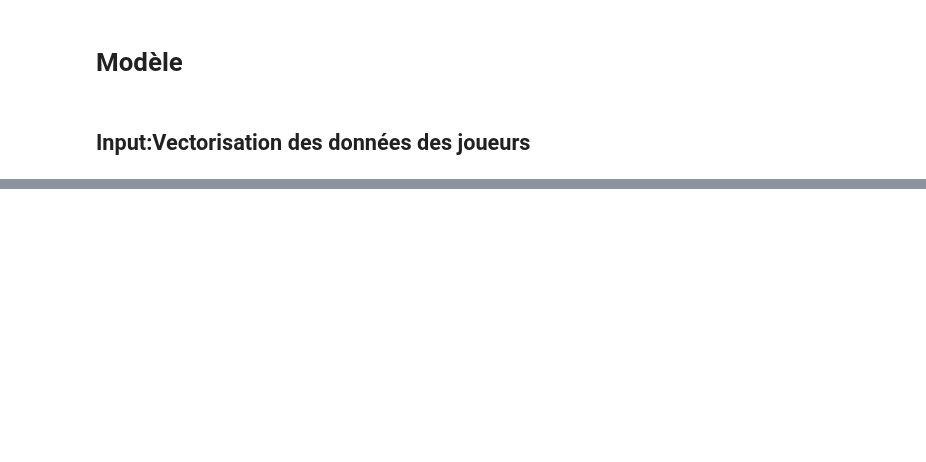
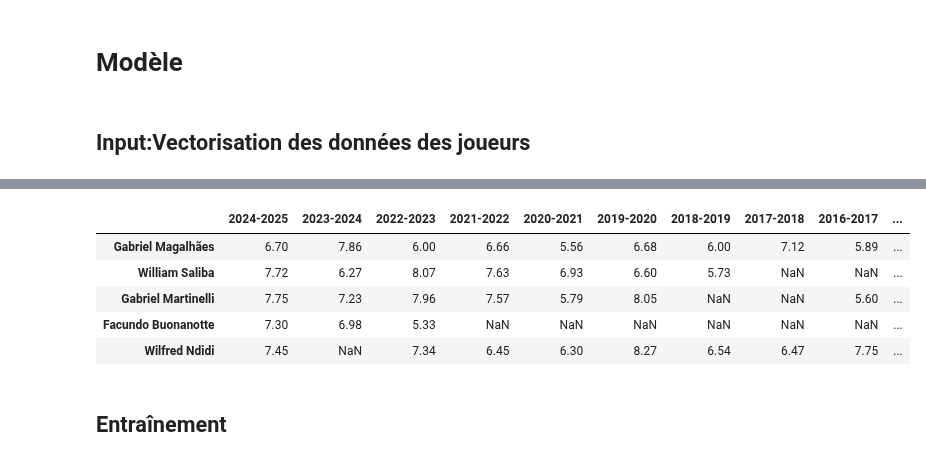
Before and after one commit to RiyadKT/Football-player-performance-prediction, a Jupyter notebook: final.ipynb, the cells around one changed output, grey strips where cells are left out. Drawn from its saved outputs; the diff is of its cells as text; code cells hidden in the pictures; blank space fills up the shorter version.

```diff
--- a/final.ipynb
+++ b/final.ipynb
@@ -592,0 +954,9 @@ pickle.dump(transfer_history,open('transfer_history.pkl','wb'))
+# %%
+validation_data.head()
+# %% [output]
+|  | 2024-2025 | 2023-2024 | 2022-2023 | 2021-2022 | 2020-2021 | 2019-2020 | 2018-2019 | 2017-2018 | 2016-2017 | ... |
+| Gabriel Magalhães | 6.70 | 7.86 | 6.00 | 6.66 | 5.56 | 6.68 | 6.00 | 7.12 | 5.89 | ... |
+| William Saliba | 7.72 | 6.27 | 8.07 | 7.63 | 6.93 | 6.60 | 5.73 | NaN | NaN | ... |
+| Gabriel Martinelli | 7.75 | 7.23 | 7.96 | 7.57 | 5.79 | 8.05 | NaN | NaN | 5.60 | ... |
+| Facundo Buonanotte | 7.30 | 6.98 | 5.33 | NaN | NaN | NaN | NaN | NaN | NaN | ... |
+| Wilfred Ndidi | 7.45 | NaN | 7.34 | 6.45 | 6.30 | 8.27 | 6.54 | 6.47 | 7.75 | ... |
@@ -593,2 +966,2 @@ pickle.dump(transfer_history,open('transfer_history.pkl','wb'))
 # %% [markdown]
-###
+## Entraînement
```
Also changed, not shown: parts of 48 cells of this notebook, 2 other files.
